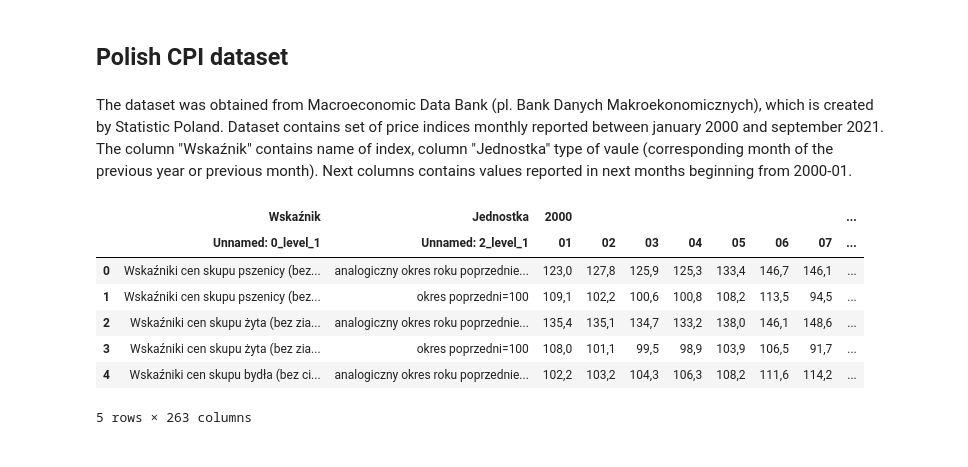
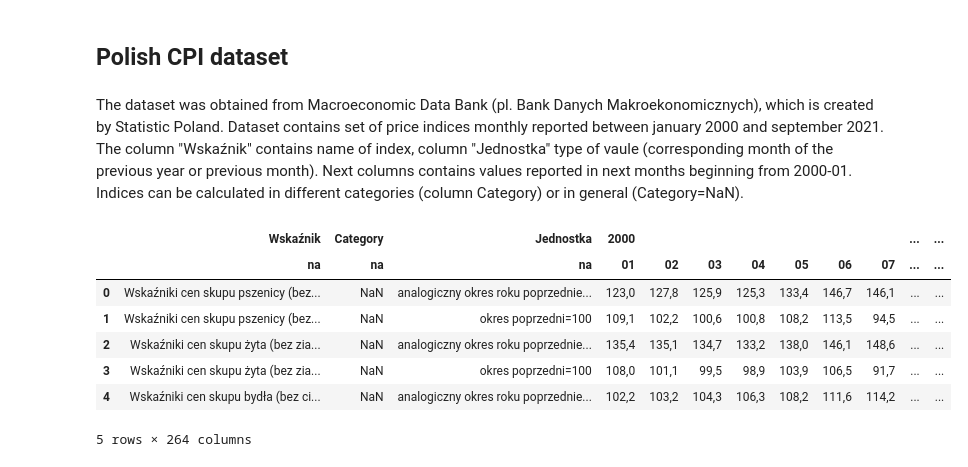
Before and after one commit to writ3it/01_CPI_forecast, a Jupyter notebook: main.ipynb, the cells around one changed output. Saved outputs shown, nothing was run; the diff lists cells and outputs as text; code cells hidden in the pictures.

Commit message:
Building CPI time series from dataset

```diff
--- a/main.ipynb
+++ b/main.ipynb
@@ -15,22 +17,28 @@ import pandas as pd
 # %% [markdown]
 ## Polish CPI dataset
 # %% [markdown]
-The dataset was obtained from Macroeconomic Data Bank (pl. Bank Danych Makroekonomicznych), which is created by Statistic Poland. Dataset contains set of price indices monthly reported between january 2000 and september 2021. The column "Wskaźnik" contains name of index, column "Jednostka" type of vaule (corresponding month of the previous year or previous month). Next columns contains values reported in next months beginning from 2000-01.
+The dataset was obtained from Macroeconomic Data Bank (pl. Bank Danych Makroekonomicznych), which is created by Statistic Poland. Dataset contains set of price indices monthly reported between january 2000 and september 2021. The column "Wskaźnik" contains name of index, column "Jednostka" type of vaule (corresponding month of the previous year or previous month). Next columns contains values reported in next months beginning from 2000-01. Indices can be calculated in different categories (column Category) or in general (Category=NaN).
 # %%
 dataset = pd.read_csv(
         'dataset/wskazniki_cen_miesieczne.csv',
         delimiter=";",
         header=[0,1]
-    ).drop(
-        columns=['Unnamed: 1_level_0']
+    ).rename(
+        columns={
+            '\ufeffWskaźnik': 'Wskaźnik',
+            'Unnamed: 0_level_1': 'na',
+            'Unnamed: 1_level_0': 'Category',
+            'Unnamed: 1_level_1': 'na',
+            'Unnamed: 2_level_1': 'na'
+        }
     )
 dataset.head()
 # %% [output]
-|  | ﻿Wskaźnik | Jednostka | 2000 |  |  |  |  |  |  | ... |
-|  | Unnamed: 0_level_1 | Unnamed: 2_level_1 | 01 | 02 | 03 | 04 | 05 | 06 | 07 | ... |
-| 0 | Wskaźniki cen skupu pszenicy (bez... | analogiczny okres roku poprzednie... | 123,0 | 127,8 | 125,9 | 125,3 | 133,4 | 146,7 | 146,1 | ... |
-| 1 | Wskaźniki cen skupu pszenicy (bez... | okres poprzedni=100 | 109,1 | 102,2 | 100,6 | 100,8 | 108,2 | 113,5 | 94,5 | ... |
-| 2 | Wskaźniki cen skupu żyta (bez zia... | analogiczny okres roku poprzednie... | 135,4 | 135,1 | 134,7 | 133,2 | 138,0 | 146,1 | 148,6 | ... |
-| 3 | Wskaźniki cen skupu żyta (bez zia... | okres poprzedni=100 | 108,0 | 101,1 | 99,5 | 98,9 | 103,9 | 106,5 | 91,7 | ... |
-| 4 | Wskaźniki cen skupu bydła (bez ci... | analogiczny okres roku poprzednie... | 102,2 | 103,2 | 104,3 | 106,3 | 108,2 | 111,6 | 114,2 | ... |
+|  | Wskaźnik | Category | Jednostka | 2000 |  |  |  |  |  |  | ... | ... |
+|  | na | na | na | 01 | 02 | 03 | 04 | 05 | 06 | 07 | ... | ... |
+| 0 | Wskaźniki cen skupu pszenicy (bez... | NaN | analogiczny okres roku poprzednie... | 123,0 | 127,8 | 125,9 | 125,3 | 133,4 | 146,7 | 146,1 | ... | ... |
+| 1 | Wskaźniki cen skupu pszenicy (bez... | NaN | okres poprzedni=100 | 109,1 | 102,2 | 100,6 | 100,8 | 108,2 | 113,5 | 94,5 | ... | ... |
+| 2 | Wskaźniki cen skupu żyta (bez zia... | NaN | analogiczny okres roku poprzednie... | 135,4 | 135,1 | 134,7 | 133,2 | 138,0 | 146,1 | 148,6 | ... | ... |
+| 3 | Wskaźniki cen skupu żyta (bez zia... | NaN | okres poprzedni=100 | 108,0 | 101,1 | 99,5 | 98,9 | 103,9 | 106,5 | 91,7 | ... | ... |
+| 4 | Wskaźniki cen skupu bydła (bez ci... | NaN | analogiczny okres roku poprzednie... | 102,2 | 103,2 | 104,3 | 106,3 | 108,2 | 111,6 | 114,2 | ... | ... |
-5 rows × 263 columns
+5 rows × 264 columns
```
Also changed, not shown: parts of 9 cells of this notebook, 1 other file.
